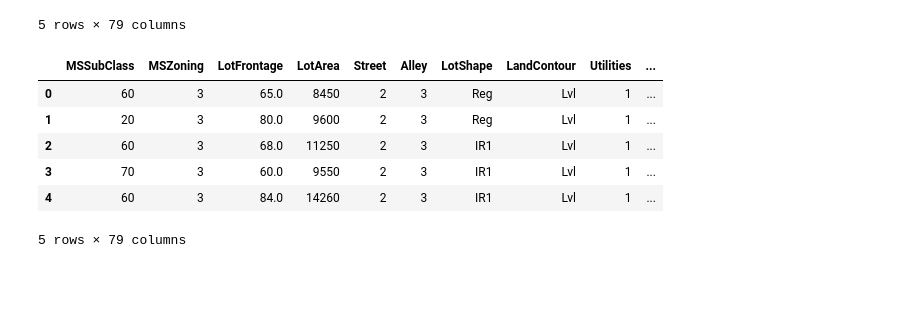
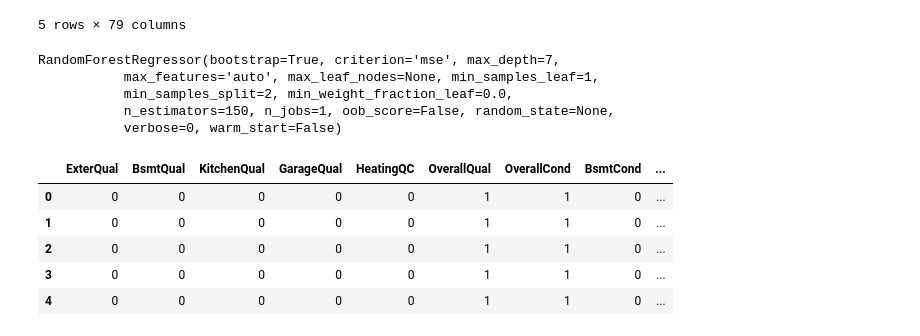
Before and after one commit to xingobar/machine_learning, a Jupyter notebook: House Price.ipynb, the cells around one changed output. Drawn from its saved outputs; the diff is of its cells as text; code cells hidden in the pictures; blank space fills up the shorter version.

```diff
--- a/House Price.ipynb
+++ b/House Price.ipynb
@@ -85,7 +83,7 @@ all_data = all_data.replace({
         'PoolQC':{'Ex':4,'Gd':3,'TA':2,'Fa':1,'NoPool':0},
         'Street':{'Grvl':1,'Pave':2},
         'Alley':{'Grvl':1,'Pave':2,'NoAlley':3},
-        'Utilities':{'AllPub':1,'NoSewr':2,'NoSewa':3,'ELO':4},
+        'Utilities':{'AllPub':1,'NoSewr':2,'NoSeWa':3,'ELO':4},
         'Fence':{'GdPrv':1,'MnPrv':2,'GdWo':3,'MnWw':4,'NoFence':5},
         'Functional':{'Typ':0,'Min1':1,'Min2':1,'Mod':2,'Maj1':3,'Maj2':4,'Sev':5,'Sal':6},
 
@@ -109,10 +99,10 @@ all_data = all_data.replace({
             'Normal':1,
             'Abnorml':2,
             'AdjLand':3,
-            'AllocaAllocation':4,
+            'Alloca':4,
             'Family':5,
             'Partial':6,
-        }
+        },
     })
 # %%
 all_data.head()
@@ -126,0 +162,14 @@ all_data.head()
+# %%
+X_train_house2 = pd.concat((qu_list,all_data['SaleCondition'],all_data['FireplaceQu'],
+           all_data['GarageYrBlt'],all_data['PoolQC'],
+          all_data['Fence'],all_data['Utilities'],all_data['Functional'],all_data['MSZoning']),axis=1)
+# %%
+X_train,X_valid ,y_train,y_valid = train_test_split(x_train,train_house['SalePrice'],test_size=0.2,random_state=42)
+clf = RandomForestRegressor(n_estimators=150,max_depth=7)
+clf.fit(X_train,y_train)
+# %% [output]
+RandomForestRegressor(bootstrap=True, criterion='mse', max_depth=7,
+           max_features='auto', max_leaf_nodes=None, min_samples_leaf=1,
+           min_samples_split=2, min_weight_fraction_leaf=0.0,
+           n_estimators=150, n_jobs=1, oob_score=False, random_state=None,
+           verbose=0, warm_start=False)
@@ -127,21 +181,18 @@ all_data.head()
 # %%
-all_data.replace({
-        'MSZoning':{
-            'A':1,
-            'C':2,
-            'FV':2,
-            'RH':2,
-            'RL':3,
-            'RP':2,
-            'RM':2
-        },
-
-    }).head()
+X_train_house2['MSZoning'] = X_train_house2['MSZoning'].replace({
+        'A':1,
+        'C':2,
+        'FV':2,
+        'RH':2,
+        'RL':1,
+        'RP':2,
+        'RM':2
+    })
+X_train_house2.head()
 # %% [output]
-|  | MSSubClass | MSZoning | LotFrontage | LotArea | Street | Alley | LotShape | LandContour | Utilities | ... |
-| 0 | 60 | 3 | 65.0 | 8450 | 2 | 3 | Reg | Lvl | 1 | ... |
-| 1 | 20 | 3 | 80.0 | 9600 | 2 | 3 | Reg | Lvl | 1 | ... |
-| 2 | 60 | 3 | 68.0 | 11250 | 2 | 3 | IR1 | Lvl | 1 | ... |
-| 3 | 70 | 3 | 60.0 | 9550 | 2 | 3 | IR1 | Lvl | 1 | ... |
-| 4 | 60 | 3 | 84.0 | 14260 | 2 | 3 | IR1 | Lvl | 1 | ... |
+|  | ExterQual | BsmtQual | KitchenQual | GarageQual | HeatingQC | OverallQual | OverallCond | BsmtCond | ... |
+| 0 | 0 | 0 | 0 | 0 | 0 | 1 | 1 | 0 | ... |
+| 1 | 0 | 0 | 0 | 0 | 0 | 1 | 1 | 0 | ... |
+| 2 | 0 | 0 | 0 | 0 | 0 | 1 | 1 | 0 | ... |
+| 3 | 0 | 0 | 0 | 0 | 0 | 1 | 1 | 0 | ... |
+| 4 | 0 | 0 | 0 | 0 | 0 | 1 | 1 | 0 | ... |
-5 rows × 79 columns
```
Also changed, not shown: parts of 5 cells of this notebook.
